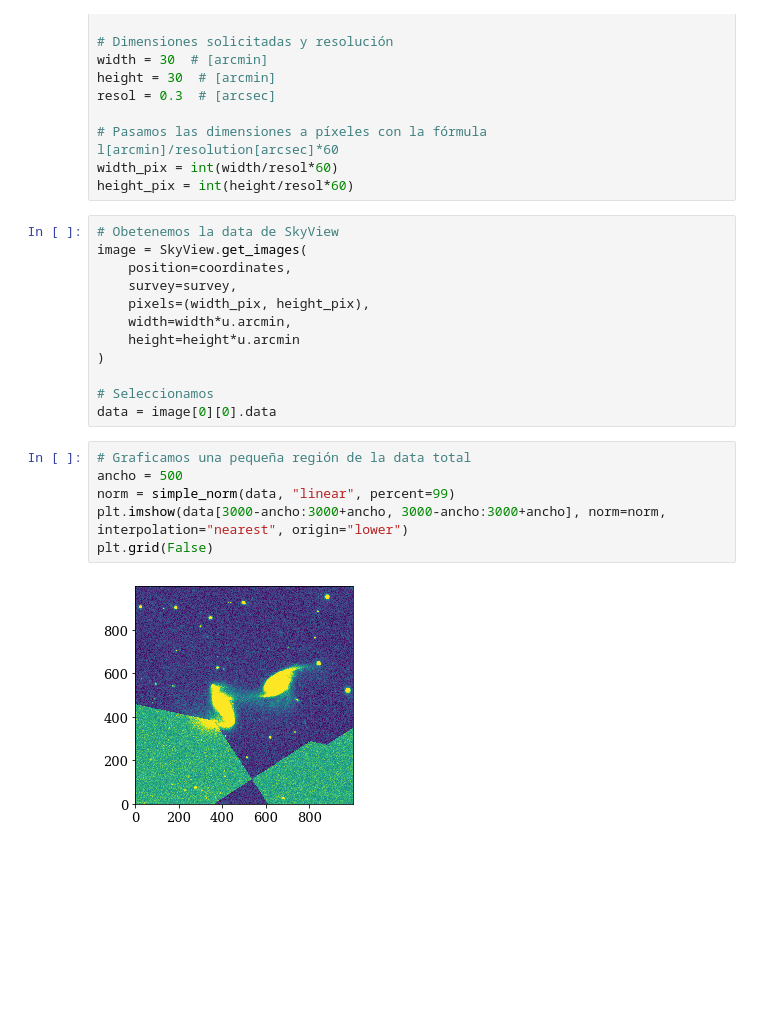
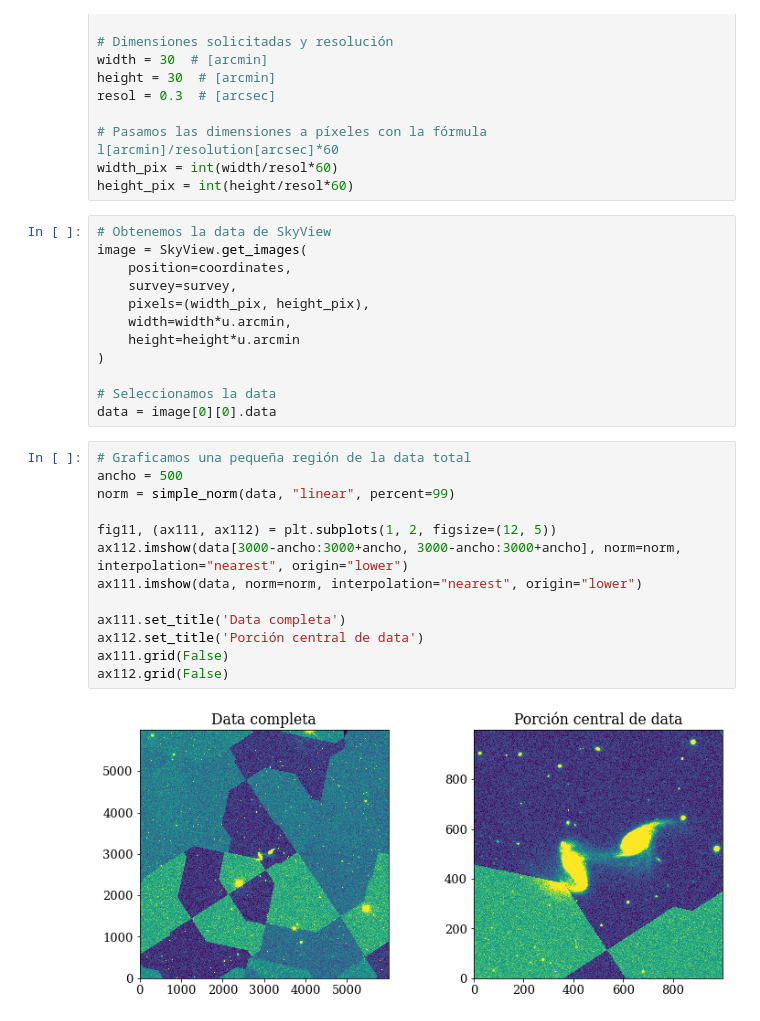
Before and after one commit to Wenupi/astroinformatic-git, a Jupyter notebook: tarea-1/Tarea1_AINF_.ipynb, the cells around one changed output. Saved outputs shown, nothing was run; the diff lists cells and outputs as text; blank space fills up the shorter version.

```diff
--- a/tarea-1/Tarea1_AINF_.ipynb
+++ b/tarea-1/Tarea1_AINF_.ipynb
@@ -445,7 +457,7 @@ resol = 0.3  # [arcsec]
 width_pix = int(width/resol*60)
 height_pix = int(height/resol*60)
 # %%
-# Obetenemos la data de SkyView
+# Obtenemos la data de SkyView
 image = SkyView.get_images(
     position=coordinates,
     survey=survey,
@@ -454,13 +466,20 @@ image = SkyView.get_images(
     height=height*u.arcmin
 )
 
-# Seleccionamos
+# Seleccionamos la data
 data = image[0][0].data
 # %%
 # Graficamos una pequeña región de la data total
 ancho = 500
 norm = simple_norm(data, "linear", percent=99)
-plt.imshow(data[3000-ancho:3000+ancho, 3000-ancho:3000+ancho], norm=norm, interpolation="nearest", origin="lower")
-plt.grid(False)
+
+fig11, (ax111, ax112) = plt.subplots(1, 2, figsize=(12, 5))
+ax112.imshow(data[3000-ancho:3000+ancho, 3000-ancho:3000+ancho], norm=norm, interpolation="nearest", origin="lower")
+ax111.imshow(data, norm=norm, interpolation="nearest", origin="lower")
+
+ax111.set_title('Data completa')
+ax112.set_title('Porción central de data')
+ax111.grid(False)
+ax112.grid(False)
 # %% [output]
-[figure, old version]
+[figure, new version]
```
Also changed, not shown: parts of 15 cells of this notebook, 2 other files.
